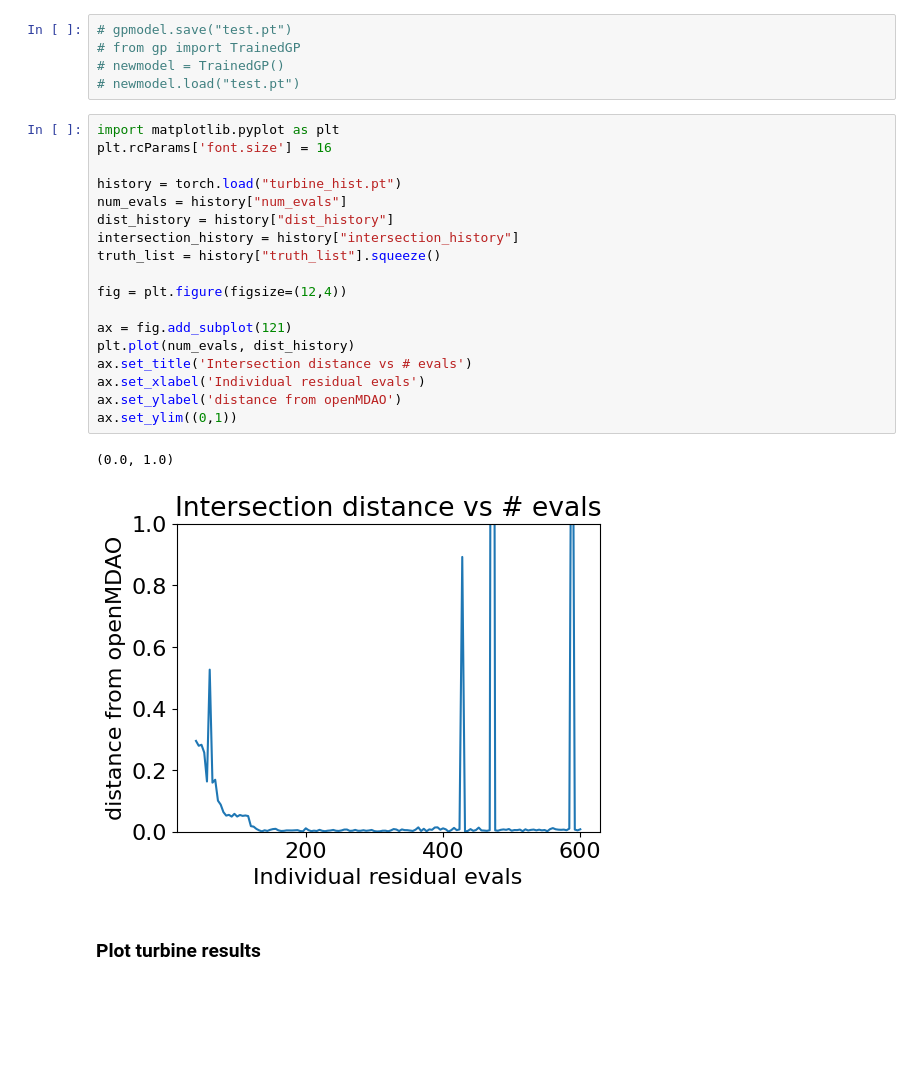
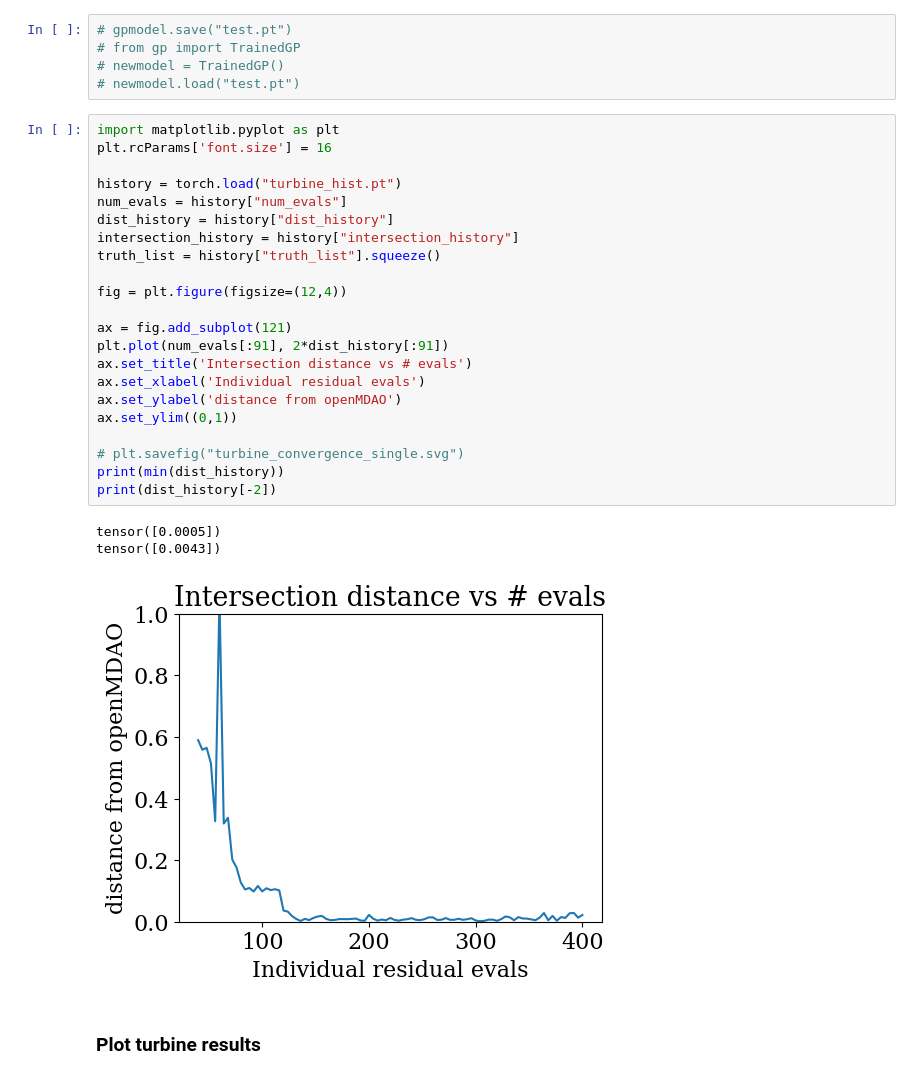
Before and after one commit to csdlpsu/remdo, a Jupyter notebook: active_learning_example.ipynb, the cells around one changed output. Saved outputs shown, nothing was run; the diff lists cells and outputs as text; blank space fills up the shorter version.

Commit message:
Turbine example reps

```diff
--- a/active_learning_example.ipynb
+++ b/active_learning_example.ipynb
@@ -85,24 +139,29 @@ done
 # %%
 import matplotlib.pyplot as plt
 plt.rcParams['font.size'] = 16
 
 history = torch.load("turbine_hist.pt")
 num_evals = history["num_evals"]
 dist_history = history["dist_history"]
 intersection_history = history["intersection_history"]
 truth_list = history["truth_list"].squeeze()
 
 fig = plt.figure(figsize=(12,4))
 
 ax = fig.add_subplot(121)
-plt.plot(num_evals, dist_history)
+plt.plot(num_evals[:91], 2*dist_history[:91])
 ax.set_title('Intersection distance vs # evals')
 ax.set_xlabel('Individual residual evals')
 ax.set_ylabel('distance from openMDAO')
 ax.set_ylim((0,1))
+
+# plt.savefig("turbine_convergence_single.svg")
+print(min(dist_history))
+print(dist_history[-2])
 # %% [output]
-(0.0, 1.0)
+tensor([0.0005])
+tensor([0.0043])
-[figure, old version]
+[figure, new version]
 # %% [markdown]
 ### Plot turbine results
 # %% [markdown]
```
Also changed, not shown: parts of 11 cells of this notebook, 2 other files.
